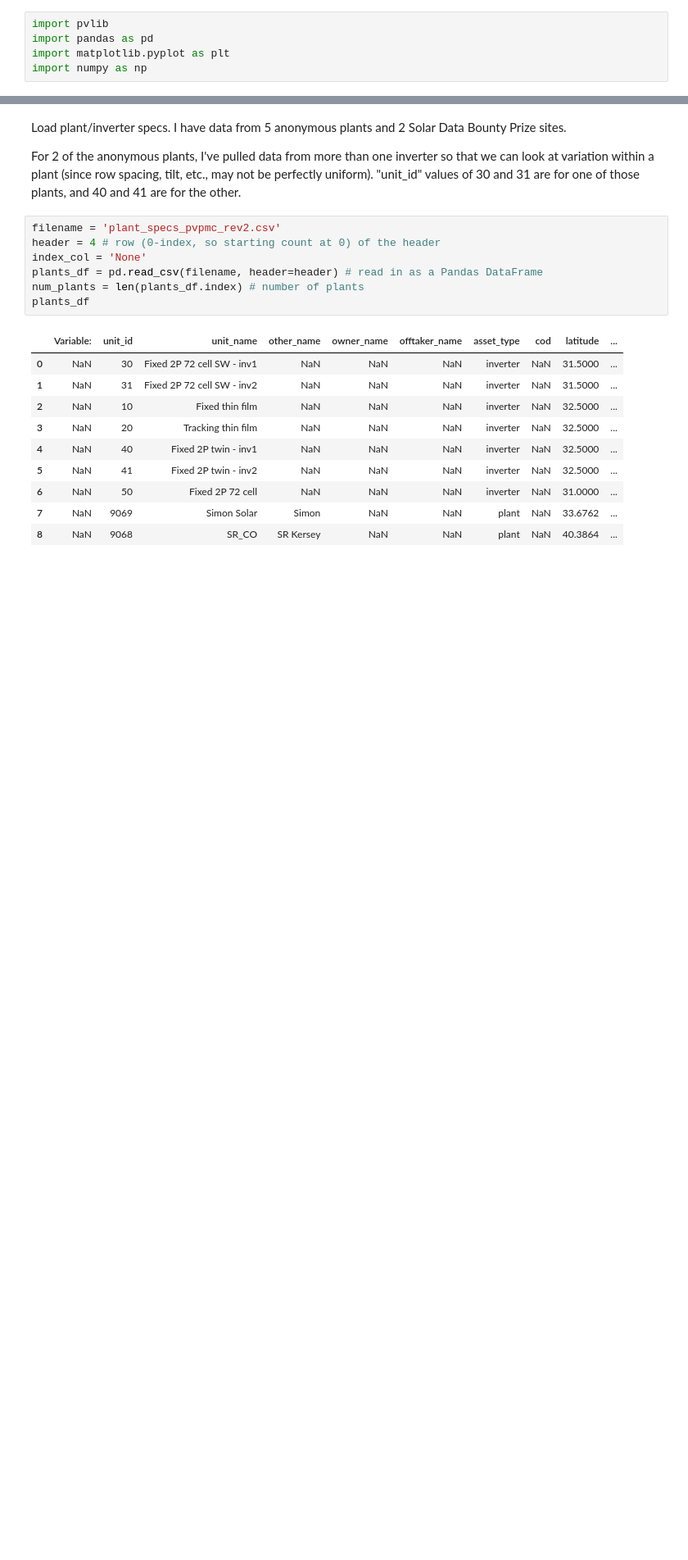
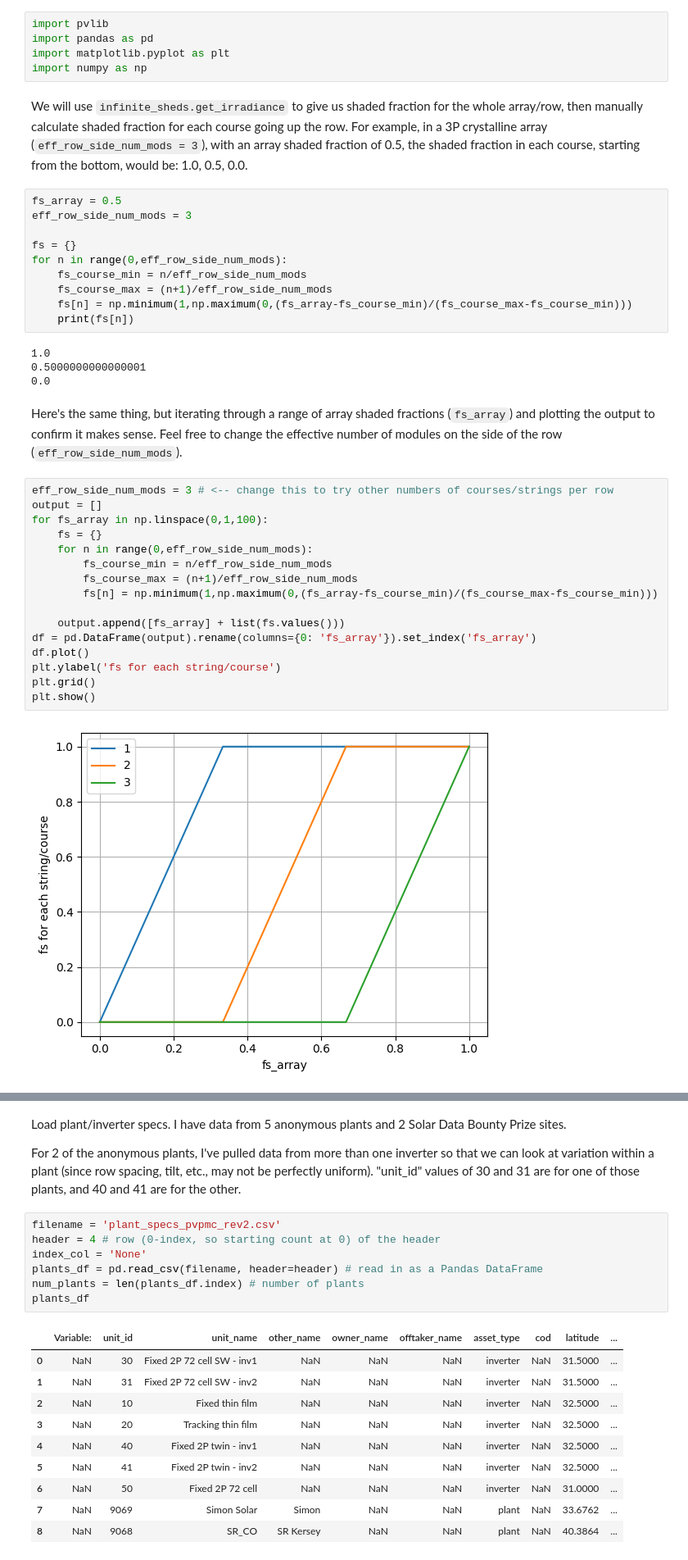
Before and after one commit to williamhobbs/2024_pvpmc_self_shade, a Jupyter notebook: 2024_pvpmc_self_shade_rev1.ipynb, the cells around one changed output, grey strips where cells are left out. Shown at 82% size. Drawn from its saved outputs; the diff is of its cells as text; blank space fills up the shorter version.

Commit message:
added shaded fraction calc illustration

```diff
--- a/2024_pvpmc_self_shade_rev1.ipynb
+++ b/2024_pvpmc_self_shade_rev1.ipynb
@@ -3,6 +3,42 @@ import pvlib
 import pandas as pd
 import matplotlib.pyplot as plt
 import numpy as np
+# %% [markdown]
+We will use `infinite_sheds.get_irradiance` to give us shaded fraction for the whole array/row, then manually calculate shaded fraction for each course going up the row. For example, in a 3P crystalline array (`eff_row_side_num_mods = 3`), with an array shaded fraction of 0.5, the shaded fraction in each course, starting from the bottom, would be: 1.0, 0.5, 0.0.
+# %%
+fs_array = 0.5
+eff_row_side_num_mods = 3
+
+fs = {}
+for n in range(0,eff_row_side_num_mods):
+    fs_course_min = n/eff_row_side_num_mods
+    fs_course_max = (n+1)/eff_row_side_num_mods
+    fs[n] = np.minimum(1,np.maximum(0,(fs_array-fs_course_min)/(fs_course_max-fs_course_min)))
+    print(fs[n])
+# %% [output]
+1.0
+0.5000000000000001
+0.0
+# %% [markdown]
+Here's the same thing, but iterating through a range of array shaded fractions (`fs_array`) and plotting the output to confirm it makes sense. Feel free to change the effective number of modules on the side of the row (`eff_row_side_num_mods`).
+# %%
+eff_row_side_num_mods = 3 # <-- change this to try other numbers of courses/strings per row
+output = []
+for fs_array in np.linspace(0,1,100):
+    fs = {}
+    for n in range(0,eff_row_side_num_mods):
+        fs_course_min = n/eff_row_side_num_mods
+        fs_course_max = (n+1)/eff_row_side_num_mods
+        fs[n] = np.minimum(1,np.maximum(0,(fs_array-fs_course_min)/(fs_course_max-fs_course_min)))
+
+    output.append([fs_array] + list(fs.values()))
+df = pd.DataFrame(output).rename(columns={0: 'fs_array'}).set_index('fs_array')
+df.plot()
+plt.ylabel('fs for each string/course')
+plt.grid()
+plt.show()
+# %% [output]
+[figure, added]
 # %%
 def plant_power_with_shade_losses(
     resource_data,
```
Also changed, not shown: parts of 1 cell of this notebook.
